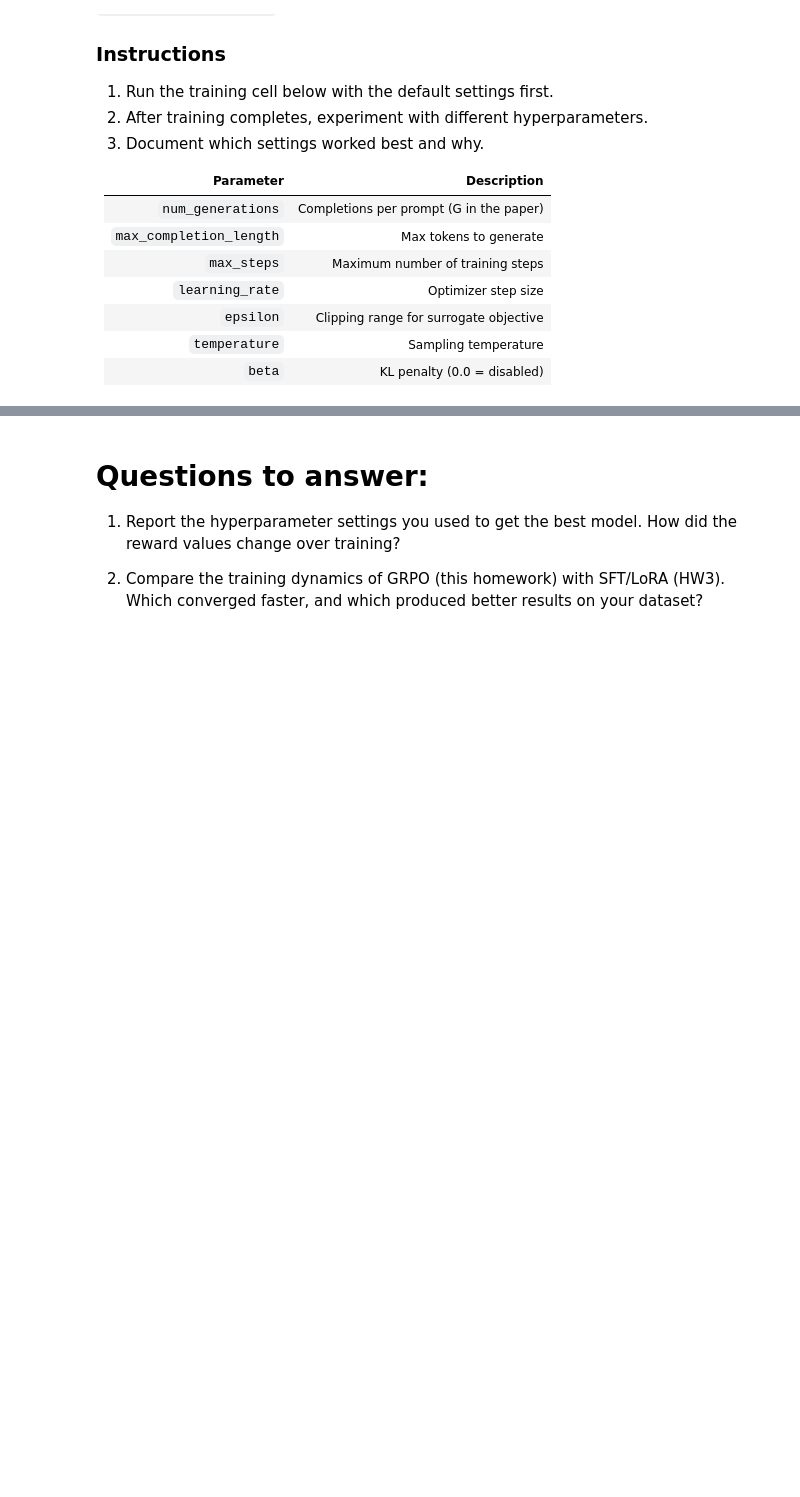
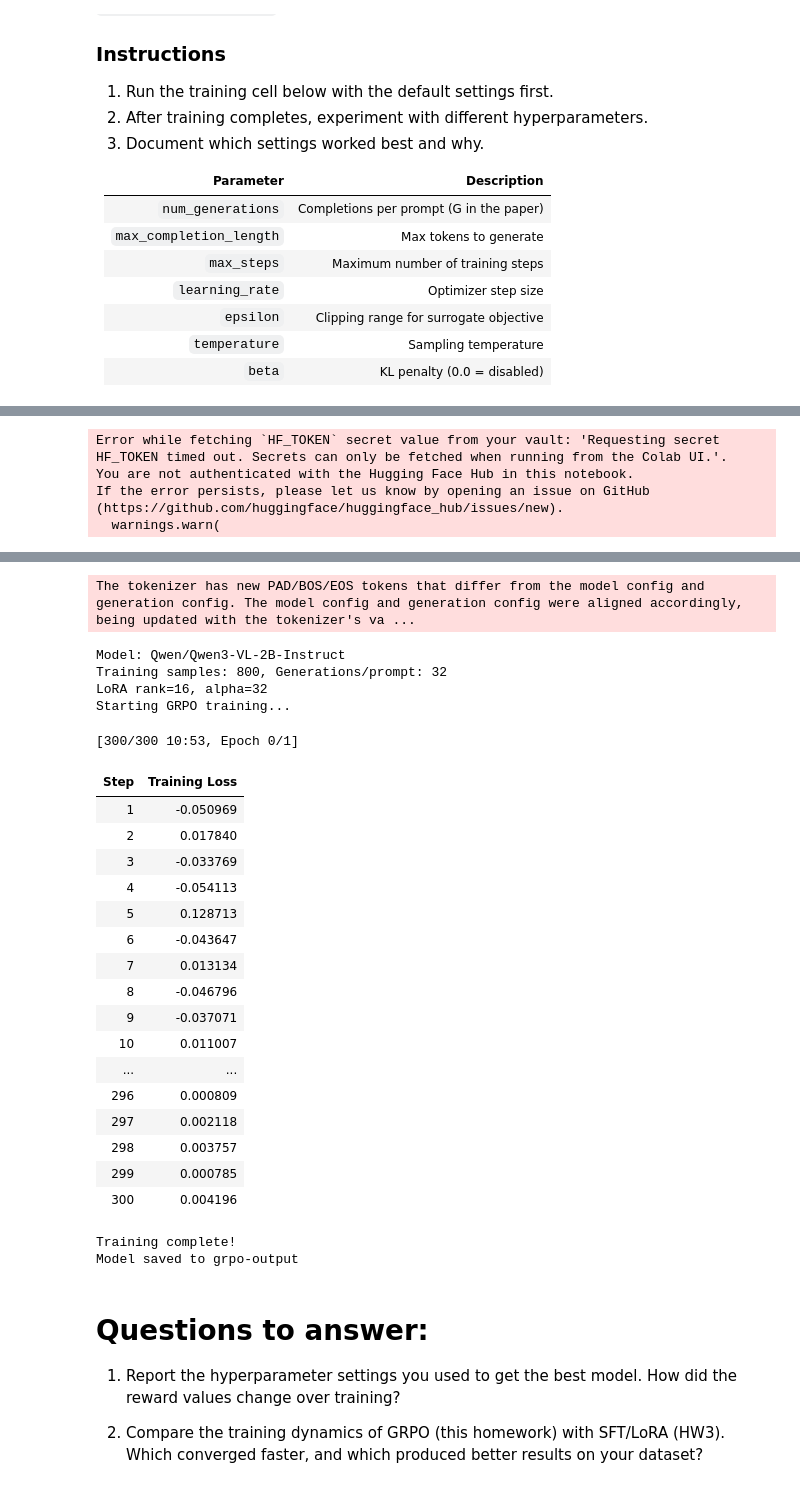
Before and after one commit to arthurdls/MMAI-SP26, a Jupyter notebook: homework/hw4/Homework_4_GRPO_VLMs.ipynb, the cells around one changed output, grey strips where cells are left out. Saved outputs shown, nothing was run; the diff lists cells and outputs as text; code cells hidden in the pictures; blank space fills up the shorter version.

```diff
--- a/homework/hw4/Homework_4_GRPO_VLMs.ipynb
+++ b/homework/hw4/Homework_4_GRPO_VLMs.ipynb
@@ -501,8 +636,9 @@ DATA_ROOT = Path("mmai-data")
 
 INSTRUCTION_SUFFIX = (
     "\n\nFirst, think through your reasoning step by step. "
-    "Then, provide your final answer as a single word on the last line after \"Answer:\". "
-    "For example:\nI can see a furry animal curled up on the couch...\nAnswer: cat"
+    "Then, provide your final answer on the last line after \"Answer:\". "
+    "List the API function names separated by |. "
+    "For example:\nThe user needs weather data and a forecast, so I should call...\nAnswer: get_current_weather|get_forecast"
 )
 
 def build_grpo_dataset(data_root: Path, instruction_suffix: str) -> Dataset:
@@ -562,6 +723,7 @@ Note that for simplicity, we use vanilla implementation from trl package for the
 import torch
 from trl import GRPOTrainer, GRPOConfig
 from peft import LoraConfig
+from transformers import TrainerCallback
 
 # ============================================================
 # ######################## CHANGE ME #########################
@@ -570,10 +732,10 @@ from peft import LoraConfig
 MODEL_ID = "Qwen/Qwen3-VL-2B-Instruct"
 
 # GRPO hyperparameters
-NUM_GENERATIONS = 2          # G: completions per prompt
-MAX_COMPLETION_LENGTH = 256  # max tokens per completion
+NUM_GENERATIONS = 32          # G: completions per prompt
+MAX_COMPLETION_LENGTH = 512  # max tokens per completion
 LEARNING_RATE = 1e-5
-MAX_STEPS = 100              # max training steps
+MAX_STEPS = 300              # max training steps
 BATCH_SIZE = 1               # keep at 1 for memory
 EPSILON = 0.2                # clipping range
 TEMPERATURE = 0.9            # sampling temperature
@@ -591,6 +753,16 @@ OUTPUT_DIR = "grpo-output"
 # ###################### END CHANGE ME #######################
 # ============================================================
 
+
+# class VRAMLogger(TrainerCallback):
+#     def on_step_end(self, args, state, control, **kwargs):
+#         if torch.cuda.is_available():
+#             used = torch.cuda.memory_allocated() / 1e9
+#             peak = torch.cuda.max_memory_allocated() / 1e9
+#             total = torch.cuda.get_device_properties(0).total_memory / 1e9
+#             print(f"[Step {state.global_step}] VRAM: {used:.1f}GB used, {peak:.1f}GB peak, {total:.1f}GB total")
+
+
 training_args = GRPOConfig(
     output_dir=OUTPUT_DIR,
     num_generations=NUM_GENERATIONS,
@@ -607,7 +779,7 @@ training_args = GRPOConfig(
     logging_steps=1,
     save_steps=100,
     seed=42,
-    log_completions=True,
+    log_completions=False,
 )
 
 peft_config = LoraConfig(
@@ -625,6 +797,7 @@ trainer = GRPOTrainer(
     train_dataset=dataset,
     peft_config=peft_config,
 )
+# trainer.add_callback(VRAMLogger())
 
 print(f"Model: {MODEL_ID}")
 print(f"Training samples: {len(dataset)}, Generations/prompt: {NUM_GENERATIONS}")
@@ -636,3 +809,8 @@ trainer.train()
 print("Training complete!")
 trainer.save_model(OUTPUT_DIR)
 print(f"Model saved to {OUTPUT_DIR}")
+# %% [output]
+Error while fetching `HF_TOKEN` secret value from your vault: 'Requesting secret HF_TOKEN timed out. Secrets can only be fetched when running from the Colab UI.'.
+You are not authenticated with the Hugging Face Hub in this notebook.
+If the error persists, please let us know by opening an issue on GitHub (https://github.com/huggingface/huggingface_hub/issues/new).
+  warnings.warn(
@@ -639,3 +819,28 @@ print(f"Model saved to {OUTPUT_DIR}")
+The tokenizer has new PAD/BOS/EOS tokens that differ from the model config and generation config. The model config and generation config were aligned accordingly, being updated with the tokenizer's va ...
+Model: Qwen/Qwen3-VL-2B-Instruct
+Training samples: 800, Generations/prompt: 32
+LoRA rank=16, alpha=32
+Starting GRPO training...
+[300/300 10:53, Epoch 0/1]
+| Step | Training Loss |
+| 1 | -0.050969 |
+| 2 | 0.017840 |
+| 3 | -0.033769 |
+| 4 | -0.054113 |
+| 5 | 0.128713 |
+| 6 | -0.043647 |
+| 7 | 0.013134 |
+| 8 | -0.046796 |
+| 9 | -0.037071 |
+| 10 | 0.011007 |
+| ... | ... |
+| 296 | 0.000809 |
+| 297 | 0.002118 |
+| 298 | 0.003757 |
+| 299 | 0.000785 |
+| 300 | 0.004196 |
+Training complete!
+Model saved to grpo-output
 # %% [markdown]
 # **Questions to answer:**
 
```
Also changed, not shown: parts of 13 cells of this notebook, 2 other files.
